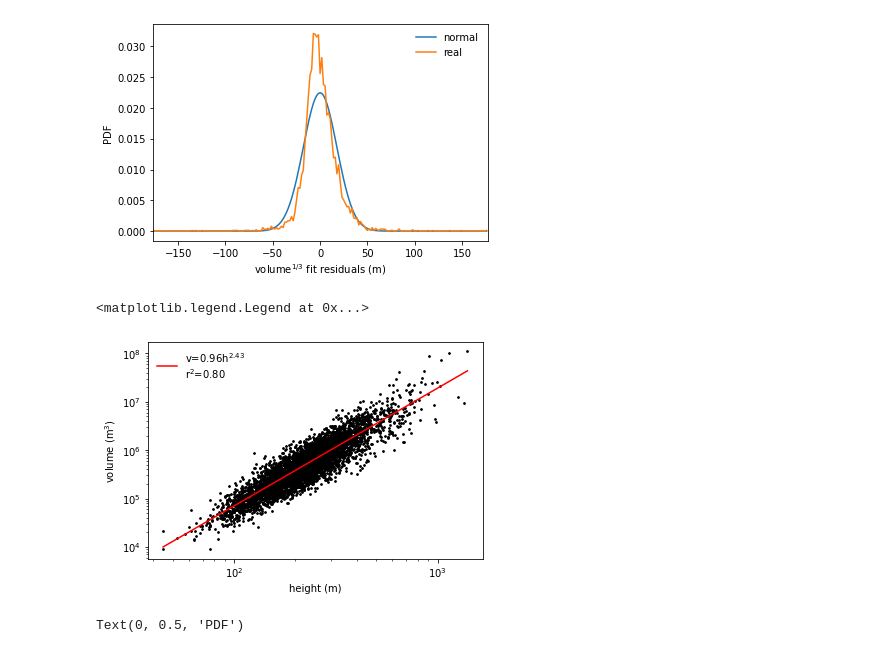
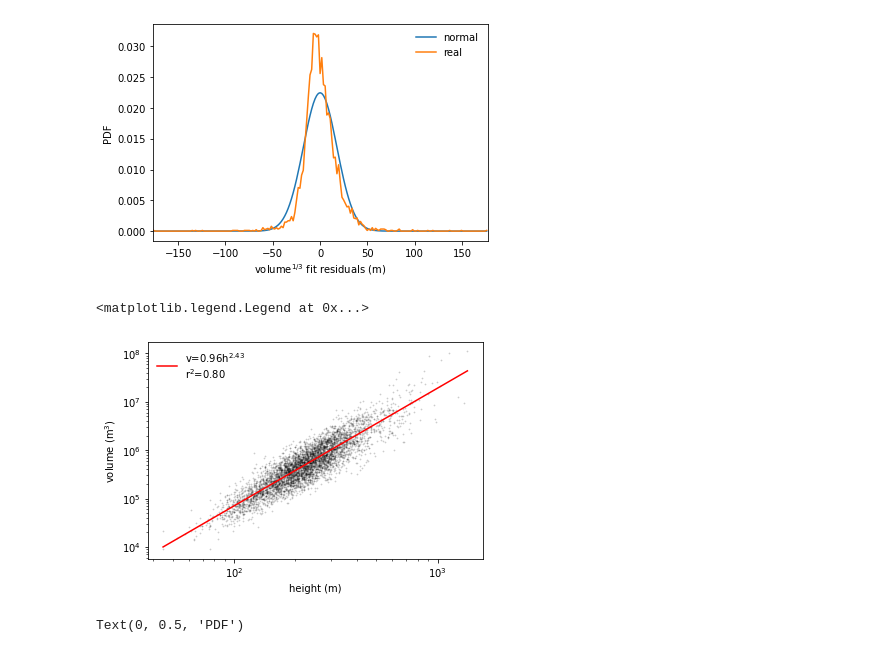
Before and after one commit to geomorphlab/medaes, a Jupyter notebook: day3/day3.ipynb, the cells around one changed output. Saved outputs shown, nothing was run; the diff lists cells and outputs as text; code cells hidden in the pictures.

```diff
--- a/day3/day3.ipynb
+++ b/day3/day3.ipynb
@@ -140,17 +136,17 @@ Text(0, 0.5, 'PDF')
 [figure]
 # %%
 ss = 3
-plt.scatter(h,v,c='k',s=ss)
+plt.scatter(h,v,c='k',s=ss,alpha=0.2,lw=0)
 tempx = np.logspace(np.log10(np.min(h)),np.log10(np.max(h)))
 plt.plot(tempx,l_fit*tempx**n_fit,'r',label='v=%.2fh$^{%.2f}$\nr$^2$=%.2f'%(l_fit,n_fit,get_r2(np.log10(h),np.log10(v))))
 plt.xscale('log')
 plt.yscale('log')
 plt.xlabel('height (m)')
 plt.ylabel('volume (m$^3$)')
 plt.legend(frameon=False)
 # %% [output]
 <matplotlib.legend.Legend at 0x...>
-[figure, old version]
+[figure, new version]
 # %%
 plt.plot(log10v_residuals_binmids,log10v_residuals_normalpdf,label='normal')
 plt.plot(log10v_residuals_binmids,log10v_residuals_realpdf,label='real')
```
Also changed, not shown: parts of 2 cells of this notebook, 7 other files.
